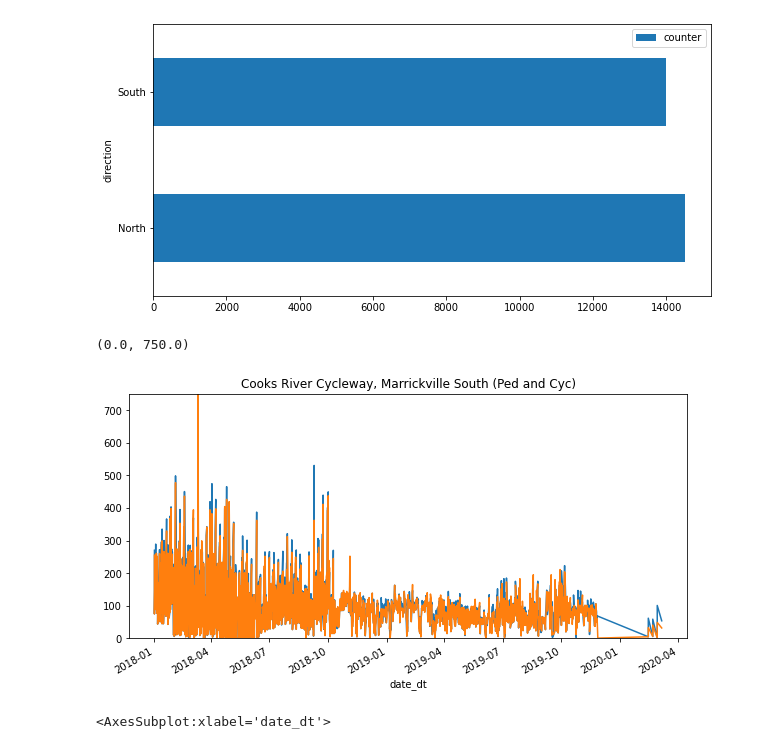
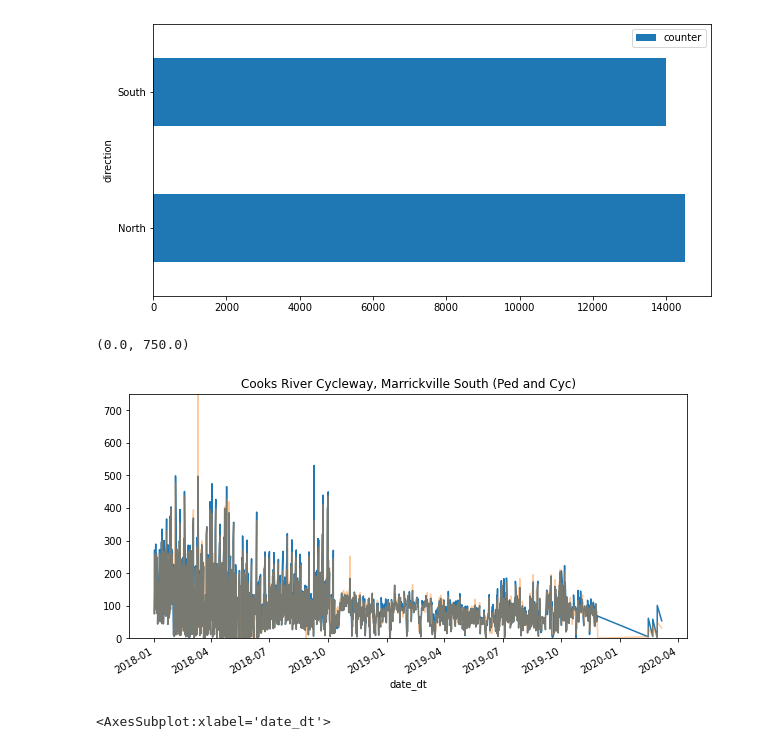
Before and after one commit to bojanasinpyjamas/data_project, a Jupyter notebook: cycleway-data-project.ipynb, the cells around one changed output. Saved outputs shown, nothing was run; the diff lists cells and outputs as text; code cells hidden in the pictures.

```diff
--- a/cycleway-data-project.ipynb
+++ b/cycleway-data-project.ipynb
@@ -210,12 +210,12 @@ cammeray_counterdf.groupby(['direction']).sum().plot(kind='barh', y='counter')
 # %%
 marrickville_counterdf = new_counterdf[new_counterdf.station==90909]
 marrickville_counterdf[marrickville_counterdf.direction=="East"]["counter"].plot( )
-marrickville_counterdf[marrickville_counterdf.direction=="West"]["counter"].plot( )
+marrickville_counterdf[marrickville_counterdf.direction=="West"]["counter"].plot(alpha=0.4)
 plt.title(marrickville_counterdf.iloc[0].location_name)
 plt.ylim([0, 750])
 # %% [output]
 (0.0, 750.0)
-[figure, old version]
+[figure, new version]
 # %%
 new_counterdf[new_counterdf.mode_transport=="Cycling"]["counter"].plot( )
 new_counterdf[new_counterdf.mode_transport=="Pedestrian"]["counter"].plot( )
```
Also changed, not shown: parts of 2 cells of this notebook, 4 other files.
